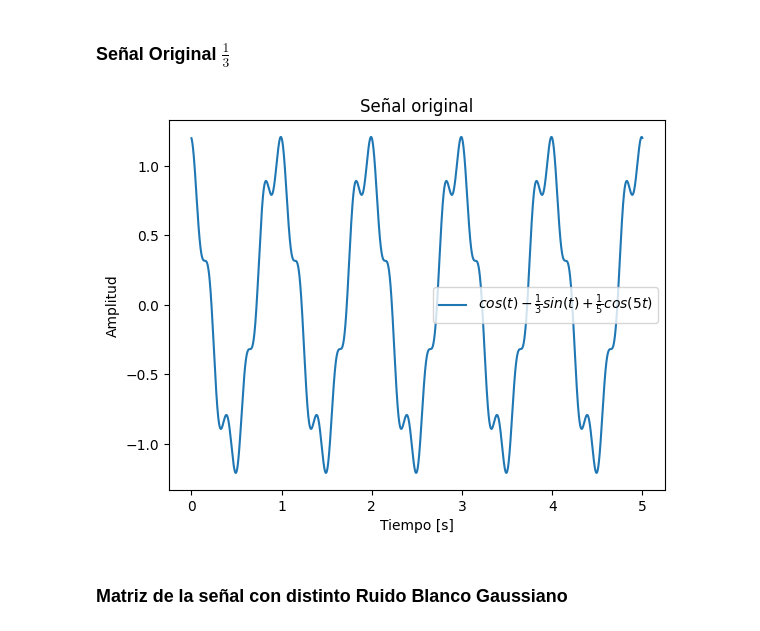
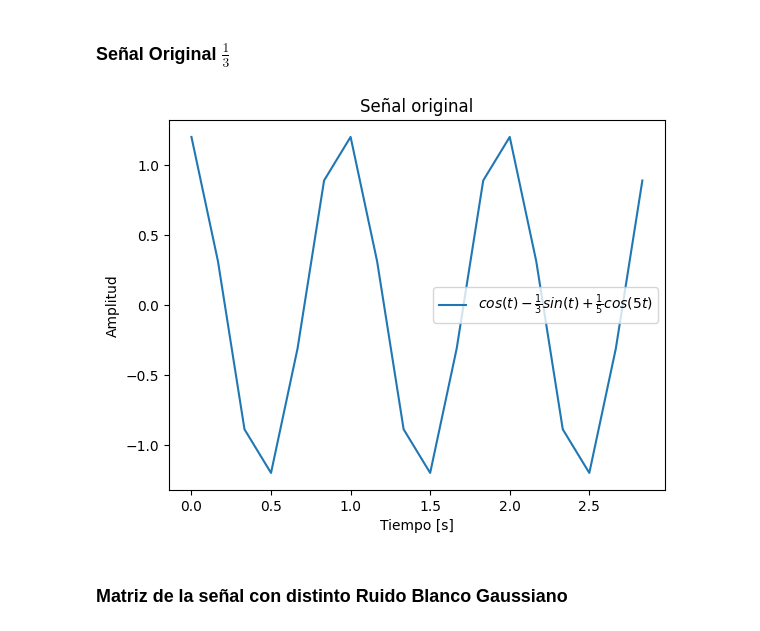
Before and after one commit to Edward1304/Signals-Theory-Edward, a Jupyter notebook: NN_MLP/Estimate_PSD_NN_MLP.ipynb, the cells around one changed output. Saved outputs shown, nothing was run; the diff lists cells and outputs as text; code cells hidden in the pictures.

```diff
--- a/NN_MLP/Estimate_PSD_NN_MLP.ipynb
+++ b/NN_MLP/Estimate_PSD_NN_MLP.ipynb
@@ -14,27 +12,27 @@ from scipy. signal import welch
 # %%
 import numpy as np
 
 # Generar la señal original
 def generate_original_signal(w, t):
     signal = np.cos(w * t) - (1/3) * np.sin(w * t) + (1/5) * np.cos(5 * w * t)
     return signal
 
-fs = 1000
-T = 5
+fs = 6
+T = 3
 w = 2 * np.pi
 t = np.linspace(0, T, int(fs * T), endpoint=False)
 
 original_signal = generate_original_signal(w, t)
 
 
 plt.plot(t, original_signal)
 plt.title("Señal original")
 plt.xlabel("Tiempo [s]")
 plt.ylabel("Amplitud")
 plt.legend(["$cos(t) - \\frac{1}{3}sin(t) + \\frac{1}{5}cos(5t)$"])
 plt.show()
 # %% [output]
-[figure, old version]
+[figure, new version]
 # %% [markdown]
 ### Matriz de la señal con distinto Ruido Blanco Gaussiano
 # %%
```
Also changed, not shown: parts of 6 cells of this notebook.
